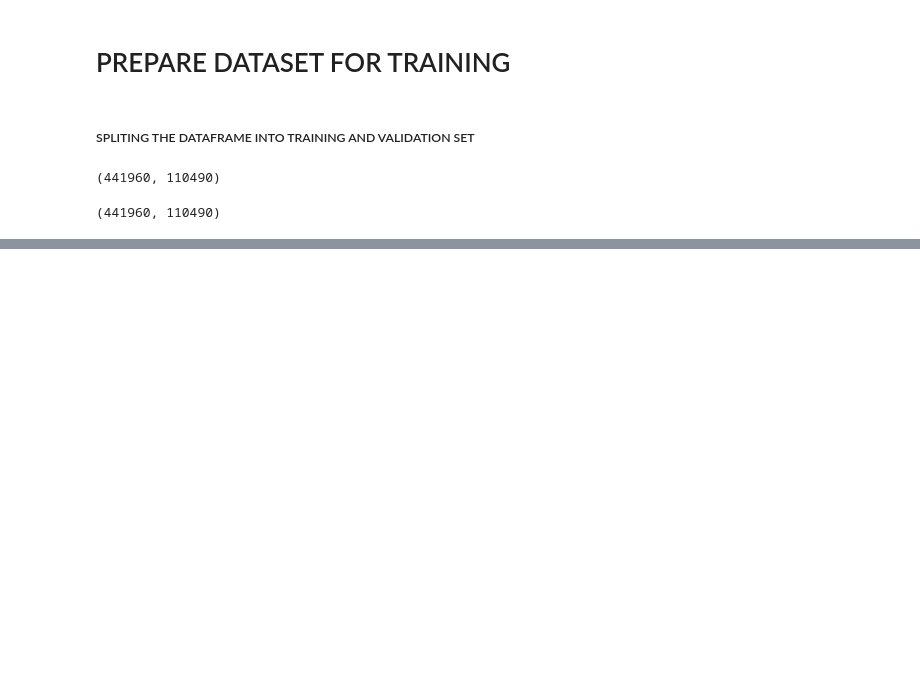
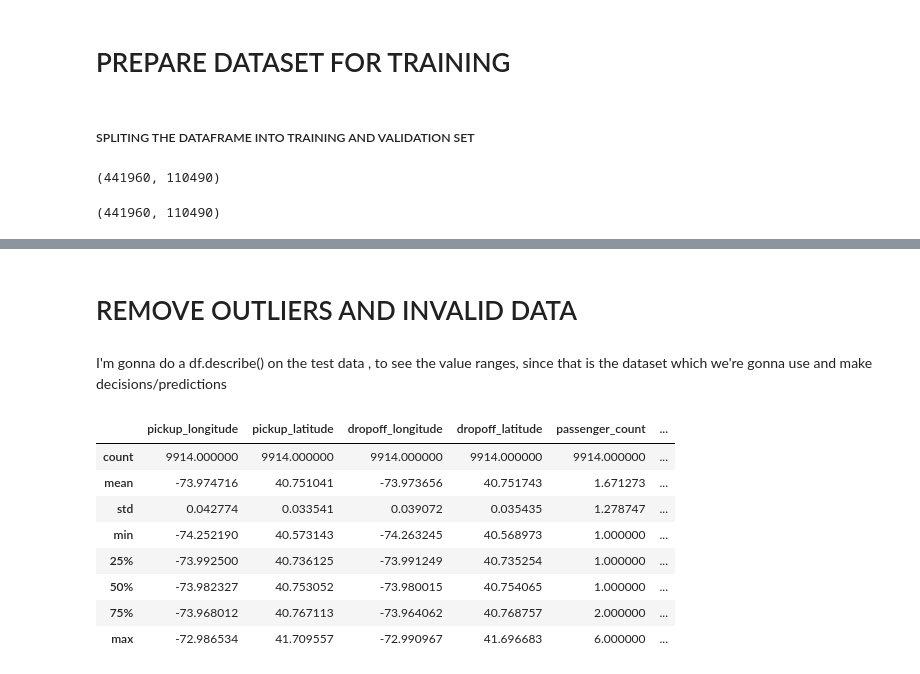
Before and after one commit to sandhyaammasi/NYTaxiFarePrediction, a Jupyter notebook: predictionModelCode.ipynb, the cells around one changed output, grey strips where cells are left out. Cells and saved outputs as stored; diff of their text form; code cells hidden in the pictures; blank space fills up the shorter version.

```diff
--- a/predictionModelCode.ipynb
+++ b/predictionModelCode.ipynb
@@ -230,0 +491,18 @@ ValueError: The truth value of an array with more than one element is ambiguous.
+# %% [markdown]
+# REMOVE OUTLIERS AND INVALID DATA
+# %% [markdown]
+I'm gonna do a df.describe() on the test data , to see the value ranges, since that is the dataset which we're gonna use and make decisions/predictions
+# %%
+test_df.describe()
+#look at the lat & long , they are along the right numbers
+#passenger count - they look good as well : 1-6
+# %% [output]
+|  | pickup_longitude | pickup_latitude | dropoff_longitude | dropoff_latitude | passenger_count | ... |
+| count | 9914.000000 | 9914.000000 | 9914.000000 | 9914.000000 | 9914.000000 | ... |
+| mean | -73.974716 | 40.751041 | -73.973656 | 40.751743 | 1.671273 | ... |
+| std | 0.042774 | 0.033541 | 0.039072 | 0.035435 | 1.278747 | ... |
+| min | -74.252190 | 40.573143 | -74.263245 | 40.568973 | 1.000000 | ... |
+| 25% | -73.992500 | 40.736125 | -73.991249 | 40.735254 | 1.000000 | ... |
+| 50% | -73.982327 | 40.753052 | -73.980015 | 40.754065 | 1.000000 | ... |
+| 75% | -73.968012 | 40.767113 | -73.964062 | 40.768757 | 2.000000 | ... |
+| max | -72.986534 | 41.709557 | -72.990967 | 41.696683 | 6.000000 | ... |
```
Also changed, not shown: parts of 70 cells of this notebook, 3 other files.
